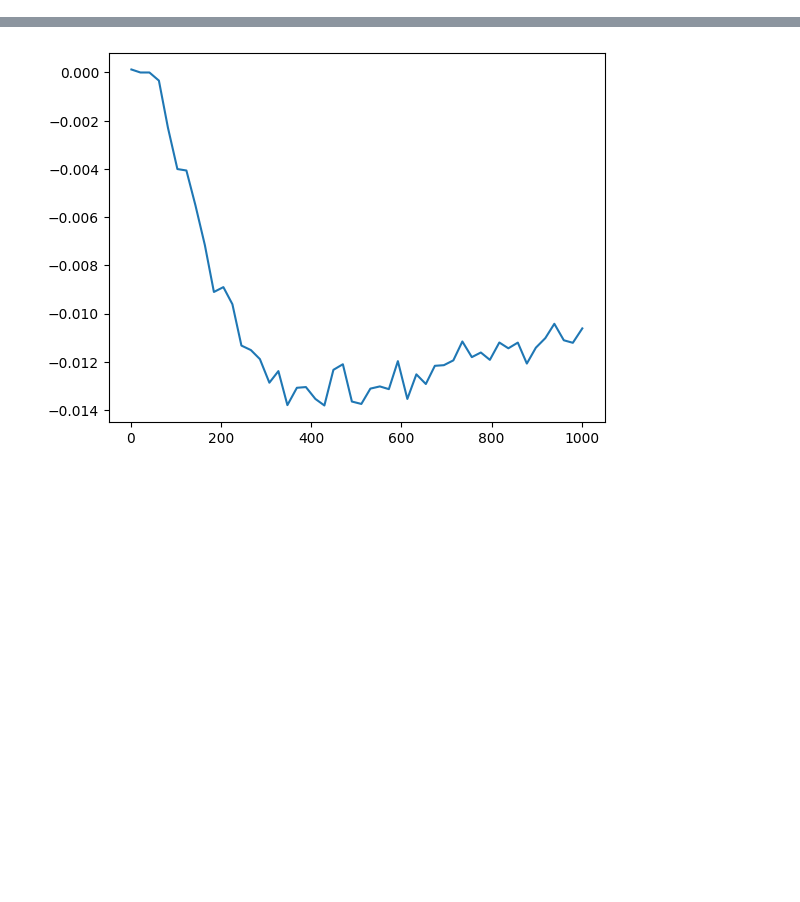
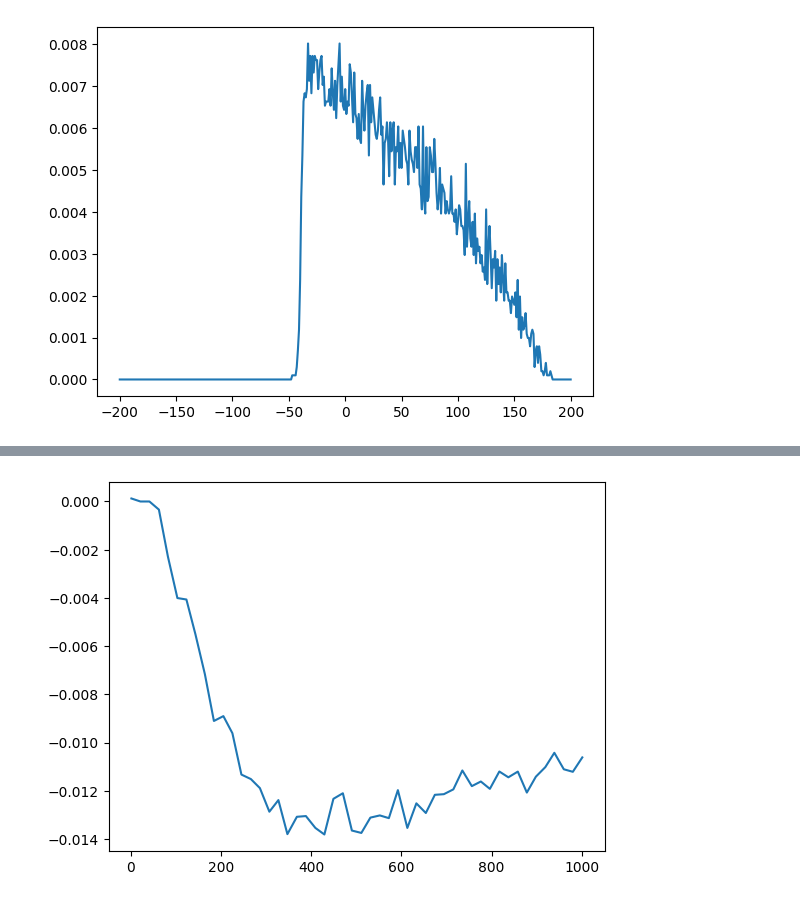
Before and after one commit to selmaberg05/TMA4320-Prosjekt2-gruppe-Andrihol-Emilyan-Selmahbe, a Jupyter notebook: all_kode.ipynb, the cells around one changed output, grey strips where cells are left out. Saved outputs shown, nothing was run; the diff lists cells and outputs as text; code cells hidden in the pictures; blank space fills up the shorter version.

```diff
--- a/all_kode.ipynb
+++ b/all_kode.ipynb
@@ -108,0 +121,6 @@ plt.show()
+# %%
+# Oppgave 2b (ii)
+plt.plot(x_vals, funcB('ii', beta_k))
+plt.show()
+# %% [output]
+[figure, added]
```
Also changed, not shown: parts of 13 cells of this notebook.
